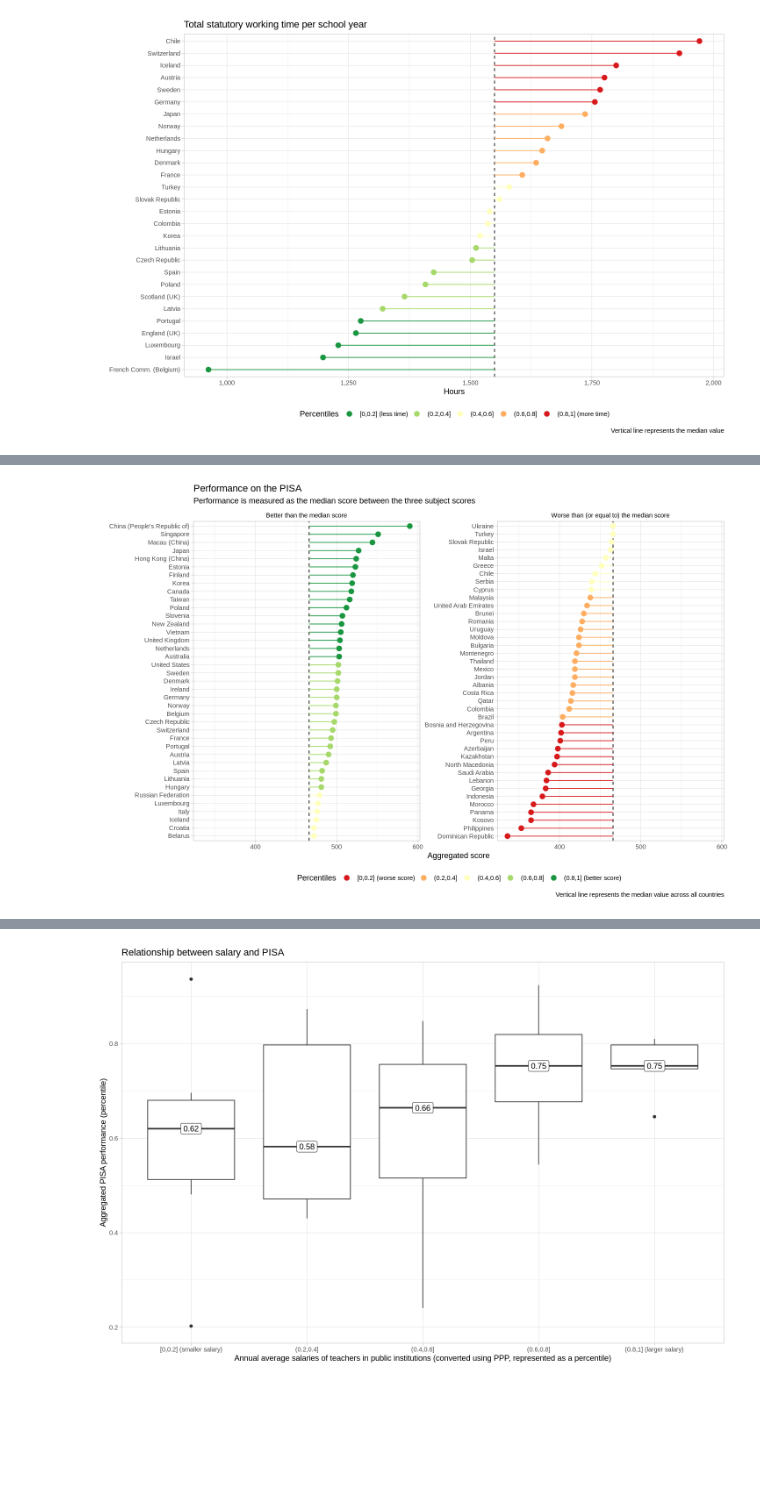
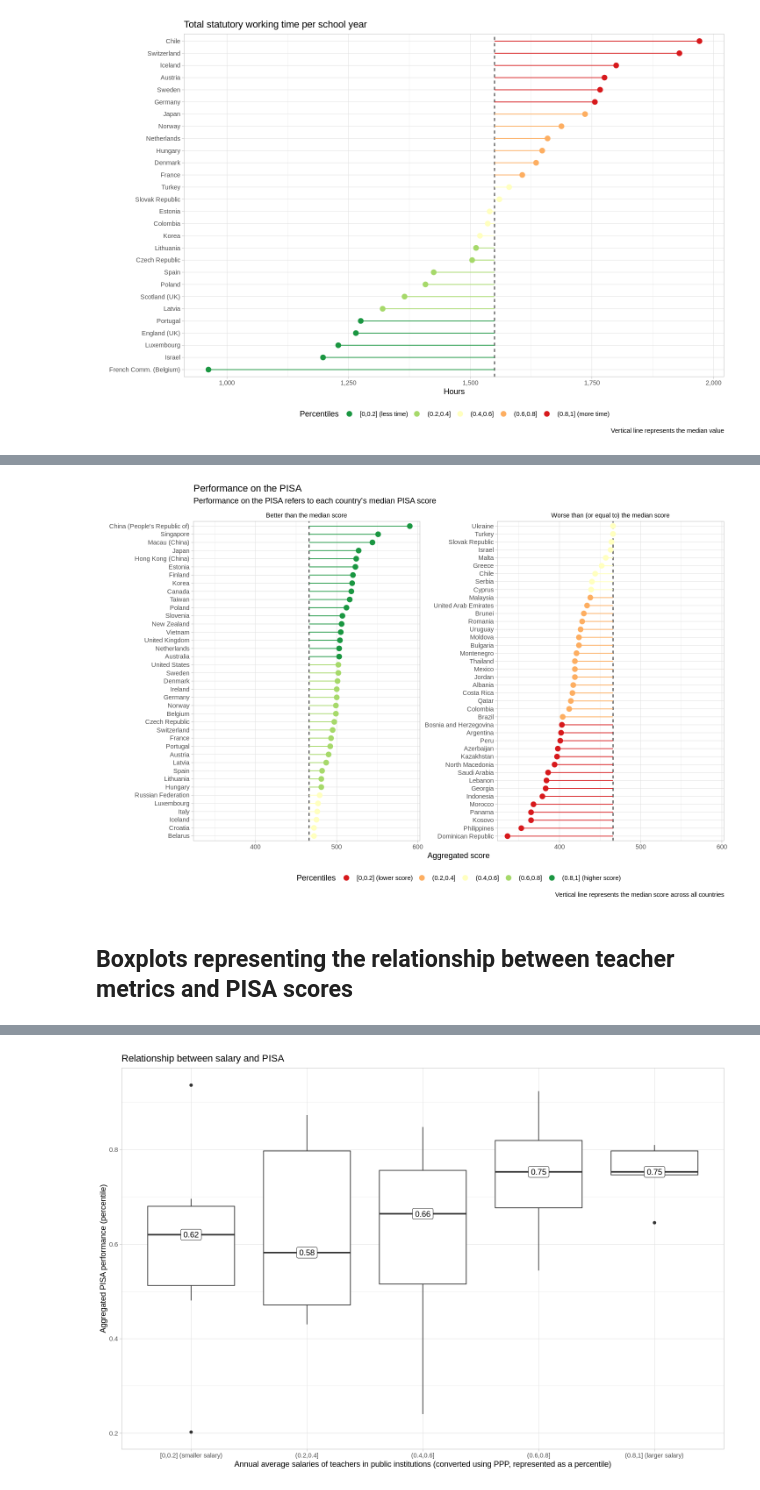
Before and after one commit to abartnof/teaching_and_outcomes, a Jupyter notebook: education.ipynb, the cells around one changed output, grey strips where cells are left out. Drawn from its saved outputs; the diff is of its cells as text; code cells hidden in the pictures; blank space fills up the shorter version.

```diff
--- a/education.ipynb
+++ b/education.ipynb
@@ -45,7 +66,7 @@ Data$Ratio <-
   ) %>%
   filter(
     indicator == 'Ratio of students to teaching staff by type of institutions',
-    sector == 'All public and private educational institutions') %>%
+    sector == 'Public educational institutions') %>%
   mutate(
     value = parse_number(value),
     country = recode(country,
@@ -258,8 +289,8 @@ time_use_labels <- c(
     '(0.8,1] (more time)')
 
 pisa_labels <- c(
-    '[0,0.2] (worse score)',
+    '[0,0.2] (lower score)',
     '(0.2,0.4]',
     '(0.4,0.6]',
     '(0.6,0.8]',
-    '(0.8,1] (better score)')
+    '(0.8,1] (higher score)')
@@ -476,35 +495,37 @@ A tibble: 6 × 5
 # %%
 Data$PisaAgg %>%
 mutate(
   country = fct_reorder(country, score),
   median_score = median(score),
   my_facet = if_else(score > median_score, 'Better than the median score', 'Worse than (or equal to) the median score'),
 ) %>%
 
 ggplot(aes(x = country, y = score, color = pisa_percentile_bin)) +
 geom_hline(aes(yintercept = median_score), linetype = 'dashed') +
 geom_segment(aes(xend = country, yend = median_score), show.legend = F) +
 geom_point(size = 3) +
 coord_flip() +
 scale_y_continuous(labels = scales::comma_format(1)) +
 scale_color_brewer(
   palette = 'RdYlGn',
   labels = pisa_labels) +
 facet_wrap(~my_facet, scales = 'free_y') +
 theme_light() +
 theme(
   strip.text = element_text(color = 'black'),
   strip.background = element_blank(),
   legend.position = 'bottom') +
 labs(
   x = '',
   title = 'Performance on the PISA',
-  subtitle = 'Performance is measured as the median score between the three subject scores',
-  caption = 'Vertical line represents the median value across all countries',
+  subtitle = 'Performance on the PISA refers to each country\'s median PISA score',
+  caption = 'Vertical line represents the median score across all countries',
   y = 'Aggregated score',
   color = 'Percentiles')
 # %% [output]
-[figure, old version]
+[figure, new version]
+# %% [markdown]
+## Boxplots representing the relationship between teacher metrics and PISA scores
 # %%
 with(Data, inner_join(Ratio, PisaAgg, by = 'country')) %>%
 ggplot(aes(x = percentile_bin, y = pisa_percentile)) +
```
Also changed, not shown: parts of 36 cells of this notebook.
